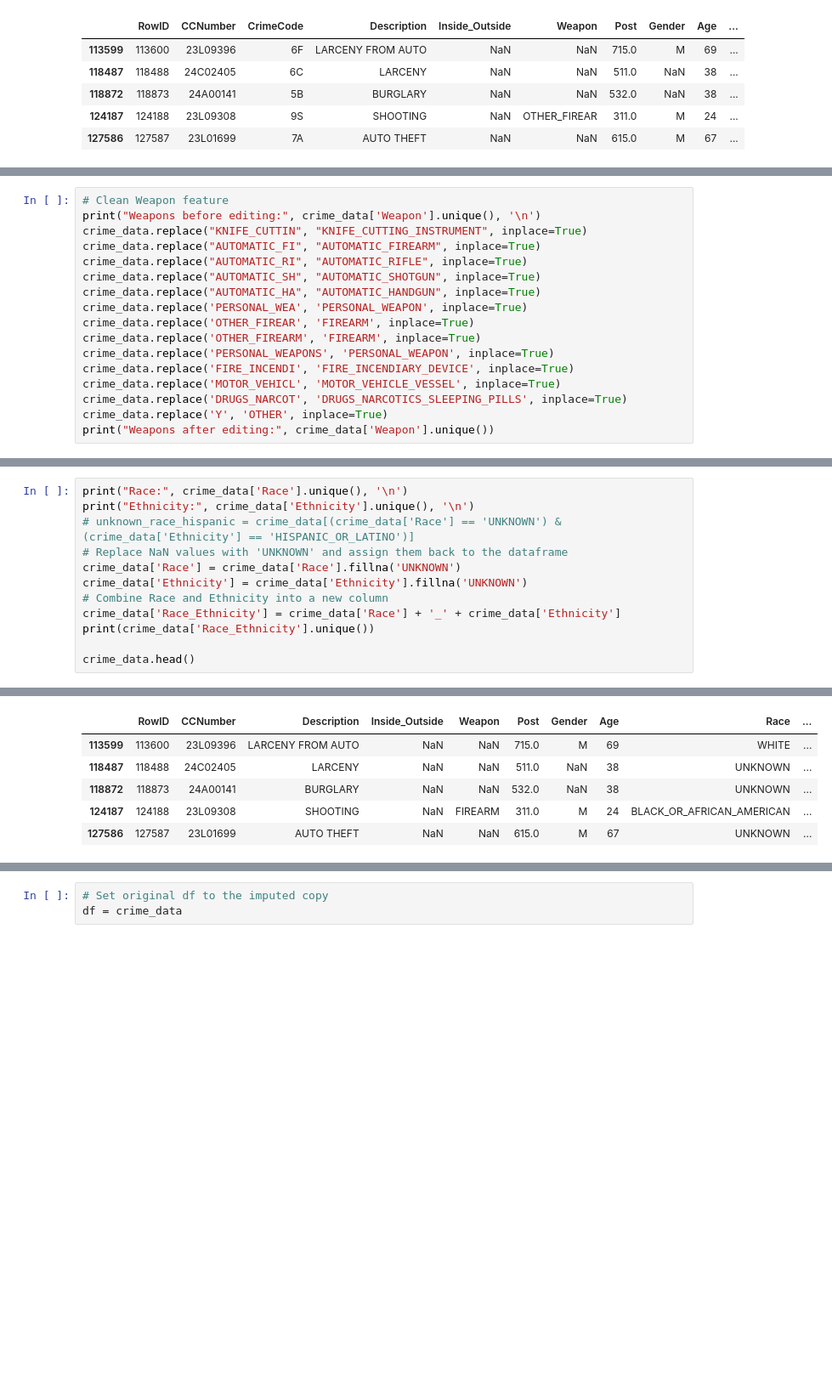
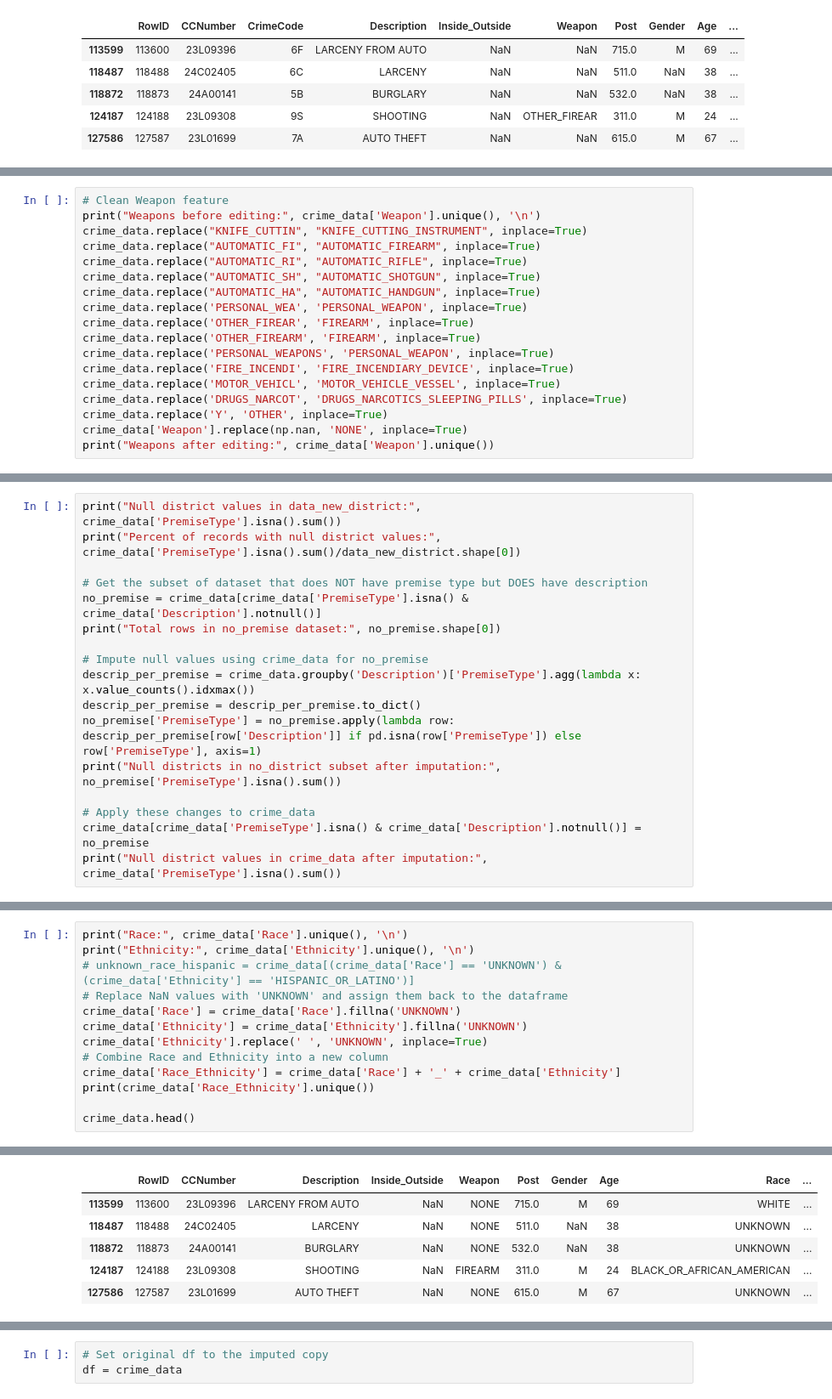
Before and after one commit to mariap13/CMSC320-FinalProject, a Jupyter notebook: CMSC320_Final_Project_MP_KRT.ipynb, the cells around one changed output, grey strips where cells are left out. Shown at 85% size. Saved outputs shown, nothing was run; the diff lists cells and outputs as text; blank space fills up the shorter version.

```diff
--- a/CMSC320_Final_Project_MP_KRT.ipynb
+++ b/CMSC320_Final_Project_MP_KRT.ipynb
@@ -361,6 +365,7 @@ crime_data.replace('FIRE_INCENDI', 'FIRE_INCENDIARY_DEVICE', inplace=True)
 crime_data.replace('MOTOR_VEHICL', 'MOTOR_VEHICLE_VESSEL', inplace=True)
 crime_data.replace('DRUGS_NARCOT', 'DRUGS_NARCOTICS_SLEEPING_PILLS', inplace=True)
 crime_data.replace('Y', 'OTHER', inplace=True)
+crime_data['Weapon'].replace(np.nan, 'NONE', inplace=True)
 print("Weapons after editing:", crime_data['Weapon'].unique())
 # %% [output]
 Weapons before editing: [nan 'OTHER_FIREAR' 'PERSONAL_WEAPONS' 'HANDGUN' 'BLUNT_OBJECT' 'OTHER'
@@ -414,0 +420,17 @@ Different types of Weapons: [nan 'FIREARM' 'PERSONAL_WEAPON' 'HANDGUN' 'BLUNT_OB
+# %%
+print("Null district values in data_new_district:", crime_data['PremiseType'].isna().sum())
+print("Percent of records with null district values:", crime_data['PremiseType'].isna().sum()/data_new_district.shape[0])
+
+# Get the subset of dataset that does NOT have premise type but DOES have description
+no_premise = crime_data[crime_data['PremiseType'].isna() & crime_data['Description'].notnull()]
+print("Total rows in no_premise dataset:", no_premise.shape[0])
+
+# Impute null values using crime_data for no_premise
+descrip_per_premise = crime_data.groupby('Description')['PremiseType'].agg(lambda x: x.value_counts().idxmax())
+descrip_per_premise = descrip_per_premise.to_dict()
+no_premise['PremiseType'] = no_premise.apply(lambda row: descrip_per_premise[row['Description']] if pd.isna(row['PremiseType']) else row['PremiseType'], axis=1)
+print("Null districts in no_district subset after imputation:", no_premise['PremiseType'].isna().sum())
+
+# Apply these changes to crime_data
+crime_data[crime_data['PremiseType'].isna() & crime_data['Description'].notnull()] = no_premise
+print("Null district values in crime_data after imputation:", crime_data['PremiseType'].isna().sum())
@@ -421,6 +454,7 @@ print("Ethnicity:", crime_data['Ethnicity'].unique(), '\n')
 # Replace NaN values with 'UNKNOWN' and assign them back to the dataframe
 crime_data['Race'] = crime_data['Race'].fillna('UNKNOWN')
 crime_data['Ethnicity'] = crime_data['Ethnicity'].fillna('UNKNOWN')
+crime_data['Ethnicity'].replace(' ', 'UNKNOWN', inplace=True)
 # Combine Race and Ethnicity into a new column
 crime_data['Race_Ethnicity'] = crime_data['Race'] + '_' + crime_data['Ethnicity']
 print(crime_data['Race_Ethnicity'].unique())
@@ -436,20 +470,20 @@ Ethnicity: ['NOT_HISPANIC_OR_LATINO' 'UNKNOWN' 'HISPANIC_OR_LATINO' ' ' 'SOUTH_A
 
 ['WHITE_NOT_HISPANIC_OR_LATINO' 'UNKNOWN_UNKNOWN'
  'BLACK_OR_AFRICAN_AMERICAN_UNKNOWN' 'UNKNOWN_HISPANIC_OR_LATINO'
  'BLACK_OR_AFRICAN_AMERICAN_NOT_HISPANIC_OR_LATINO'
  'ASIAN_NOT_HISPANIC_OR_LATINO' 'UNKNOWN_ ' 'WHITE_HISPANIC_OR_LATINO'
  'AMERICAN_INDIAN_OR_ALASKA_NATIVE_HISPANIC_OR_LATINO' 'WHITE_UNKNOWN'
 ... (15 lines left out)
  'UNKNOWN_EAST_ASIAN' 'WHITE_EAST_ASIAN' 'WHITE_SOUTH_ASIAN'
  'NATIVE_HAWAIIAN_OR_OTHER_PACIFIC_ISLANDER_MIDDLE_EASTERN'
  'NATIVE_HAWAIIAN_OR_OTHER_PACIFIC_ISLANDER_EAST_ASIAN'
  'AMERICAN_INDIAN_OR_ALASKA_NATIVE_SOUTH_ASIAN']
 |  | RowID | CCNumber | Description | Inside_Outside | Weapon | Post | Gender | Age | Race | ... |
-| 113599 | 113600 | 23L09396 | LARCENY FROM AUTO | NaN | NaN | 715.0 | M | 69 | WHITE | ... |
-| 118487 | 118488 | 24C02405 | LARCENY | NaN | NaN | 511.0 | NaN | 38 | UNKNOWN | ... |
-| 118872 | 118873 | 24A00141 | BURGLARY | NaN | NaN | 532.0 | NaN | 38 | UNKNOWN | ... |
+| 113599 | 113600 | 23L09396 | LARCENY FROM AUTO | NaN | NONE | 715.0 | M | 69 | WHITE | ... |
+| 118487 | 118488 | 24C02405 | LARCENY | NaN | NONE | 511.0 | NaN | 38 | UNKNOWN | ... |
+| 118872 | 118873 | 24A00141 | BURGLARY | NaN | NONE | 532.0 | NaN | 38 | UNKNOWN | ... |
 | 124187 | 124188 | 23L09308 | SHOOTING | NaN | FIREARM | 311.0 | M | 24 | BLACK_OR_AFRICAN_AMERICAN | ... |
-| 127586 | 127587 | 23L01699 | AUTO THEFT | NaN | NaN | 615.0 | M | 67 | UNKNOWN | ... |
+| 127586 | 127587 | 23L01699 | AUTO THEFT | NaN | NONE | 615.0 | M | 67 | UNKNOWN | ... |
 # %%
 print(crime_data.info())
 # %% [output]
```
Also changed, not shown: parts of 31 cells of this notebook.
